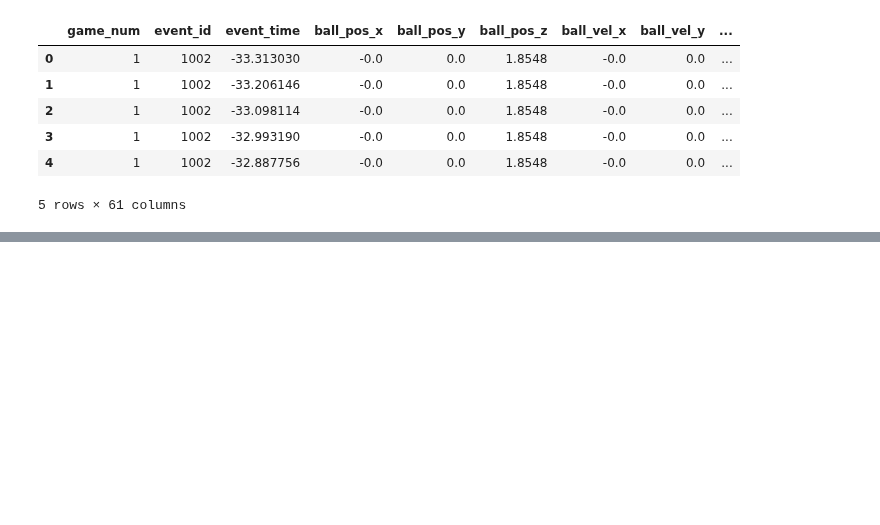
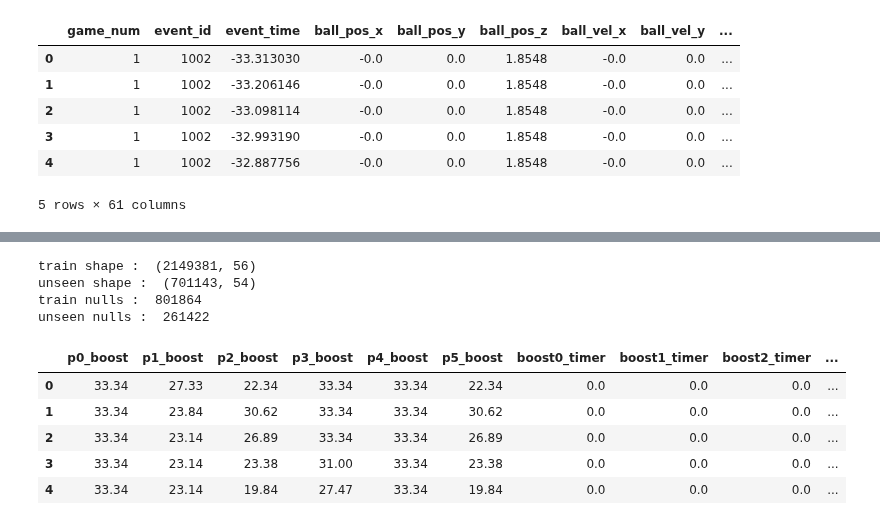
Before and after one commit to renaudjmathieu/Kaggle, a Jupyter notebook: Tabular Playground Series - Oct 2022/notebook.ipynb, the cells around one changed output, grey strips where cells are left out. Drawn from its saved outputs; the diff is of its cells as text; code cells hidden in the pictures; blank space fills up the shorter version.

```diff
--- a/Tabular Playground Series - Oct 2022/notebook.ipynb
+++ b/Tabular Playground Series - Oct 2022/notebook.ipynb
@@ -30,0 +35,10 @@ test.head()
+# %%
+print('train shape : ', train.shape)
+print('unseen shape : ', unseen.shape)
+print('train nulls : ', train.isnull().sum().sum())
+print('unseen nulls : ', unseen.isnull().sum().sum())
+# %% [output]
+train shape :  (2149381, 56)
+unseen shape :  (701143, 54)
+train nulls :  801864
+unseen nulls :  261422
@@ -30,0 +65,9 @@ test.head()
+# %%
+train.head()
+# %% [output]
+|  | p0_boost | p1_boost | p2_boost | p3_boost | p4_boost | p5_boost | boost0_timer | boost1_timer | boost2_timer | ... |
+| 0 | 33.34 | 27.33 | 22.34 | 33.34 | 33.34 | 22.34 | 0.0 | 0.0 | 0.0 | ... |
+| 1 | 33.34 | 23.84 | 30.62 | 33.34 | 33.34 | 30.62 | 0.0 | 0.0 | 0.0 | ... |
+| 2 | 33.34 | 23.14 | 26.89 | 33.34 | 33.34 | 26.89 | 0.0 | 0.0 | 0.0 | ... |
+| 3 | 33.34 | 23.14 | 23.38 | 31.00 | 33.34 | 23.38 | 0.0 | 0.0 | 0.0 | ... |
+| 4 | 33.34 | 23.14 | 19.84 | 27.47 | 33.34 | 19.84 | 0.0 | 0.0 | 0.0 | ... |
```
Also changed, not shown: parts of 14 cells of this notebook.
